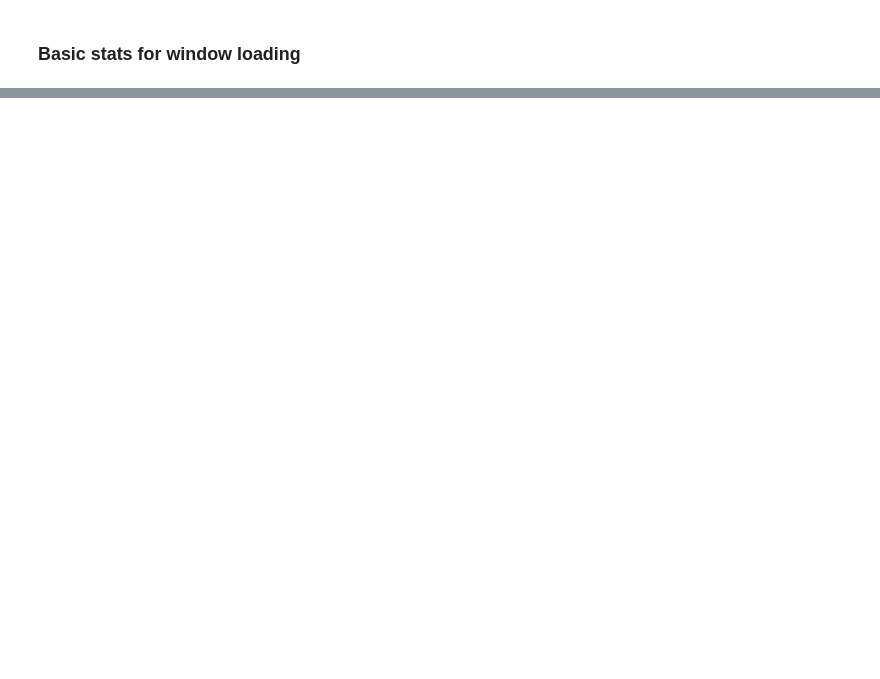
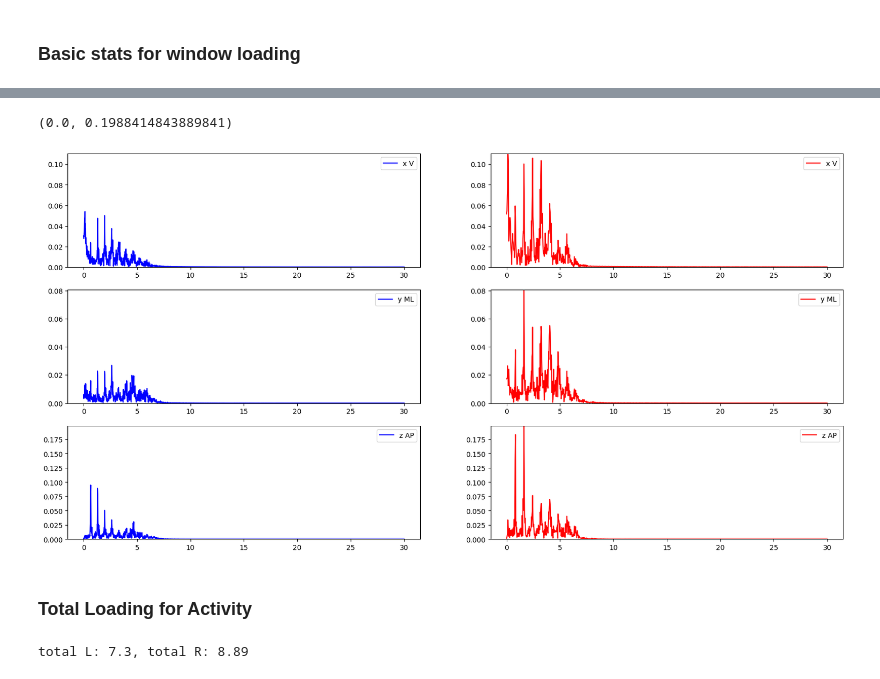
Before and after one commit to mcrooks83/os-reporting, a Jupyter notebook: 1. explore_patient_data.ipynb, the cells around one changed output, grey strips where cells are left out. Saved outputs shown, nothing was run; the diff lists cells and outputs as text; code cells hidden in the pictures; blank space fills up the shorter version.

```diff
--- a/1. explore_patient_data.ipynb
+++ b/1. explore_patient_data.ipynb
@@ -372,0 +420,36 @@ left contribution V [49.92815407 38.24399632 22.85806563 25.7401279  26.45990293
+# %%
+# plot axial f response
+fig, ax = plt.subplots(3,2, figsize=(20, 10))
+ax[0][0].plot(l_fft_x[0], l_fft_x[1], color="b", label="x V")
+ax[1][0].plot(l_fft_y[0], l_fft_y[1], color="b", label="y ML")
+ax[2][0].plot(l_fft_z[0], l_fft_z[1], color="b", label="z AP")
+
+ax[0][1].plot(r_fft_x[0], r_fft_x[1], color="r", label="x V")
+ax[1][1].plot(r_fft_y[0], r_fft_y[1], color="r", label="y ML")
+ax[2][1].plot(r_fft_z[0], r_fft_z[1], color="r", label="z AP")
+
+ax[0][0].legend()
+ax[1][0].legend()
+ax[2][0].legend()
+
+ax[0][1].legend()
+ax[1][1].legend()
+ax[2][1].legend()
+
+x_lim = max(max(l_fft_x[1]), max(r_fft_x[1]))
+y_lim = max(max(l_fft_y[1]), max(r_fft_y[1]))
+z_lim = max(max(l_fft_z[1]), max(r_fft_z[1]))
+
+ax[0][0].set_ylim(0,x_lim)
+ax[0][1].set_ylim(0,x_lim)
+
+ax[1][0].set_ylim(0, y_lim)
+ax[1][1].set_ylim(0, y_lim)
+
+ax[2][0].set_ylim(0, z_lim)
+ax[2][1].set_ylim(0, z_lim)
+# %% [output]
+(0.0, 0.1988414843889841)
+[figure, added]
+# %% [markdown]
+### Total Loading for Activity
@@ -372,0 +472,16 @@ left contribution V [49.92815407 38.24399632 22.85806563 25.7401279  26.45990293
+# %%
+l_x = left_df["Acc_X"]
+l_y = left_df["Acc_Y"]
+l_z = left_df["Acc_Z"]
+r_x = right_df["Acc_X"]
+r_y = right_df["Acc_Y"]
+r_z = right_df["Acc_Z"]
+
+l_total = compute_complete_weight_bearing(l_x, l_y, l_z,
+                sampling_rate, window, low_cut_off, high_cut_off, filter_order, filter_type)
+r_total = compute_complete_weight_bearing(r_x, r_y, r_z,
+                sampling_rate, window, low_cut_off, high_cut_off, filter_order, filter_type)
+
+print(f"total L: {round(l_total,2)}, total R: {round(r_total,2)}")
+# %% [output]
+total L: 7.3, total R: 8.89
```
Also changed, not shown: parts of 14 cells of this notebook.
